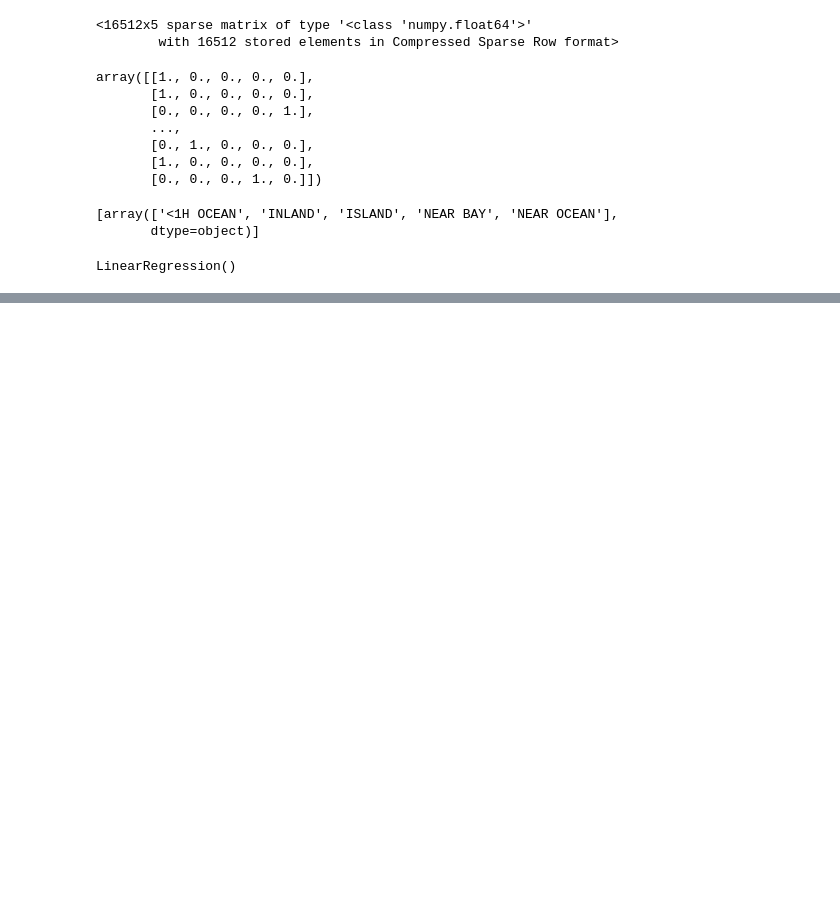
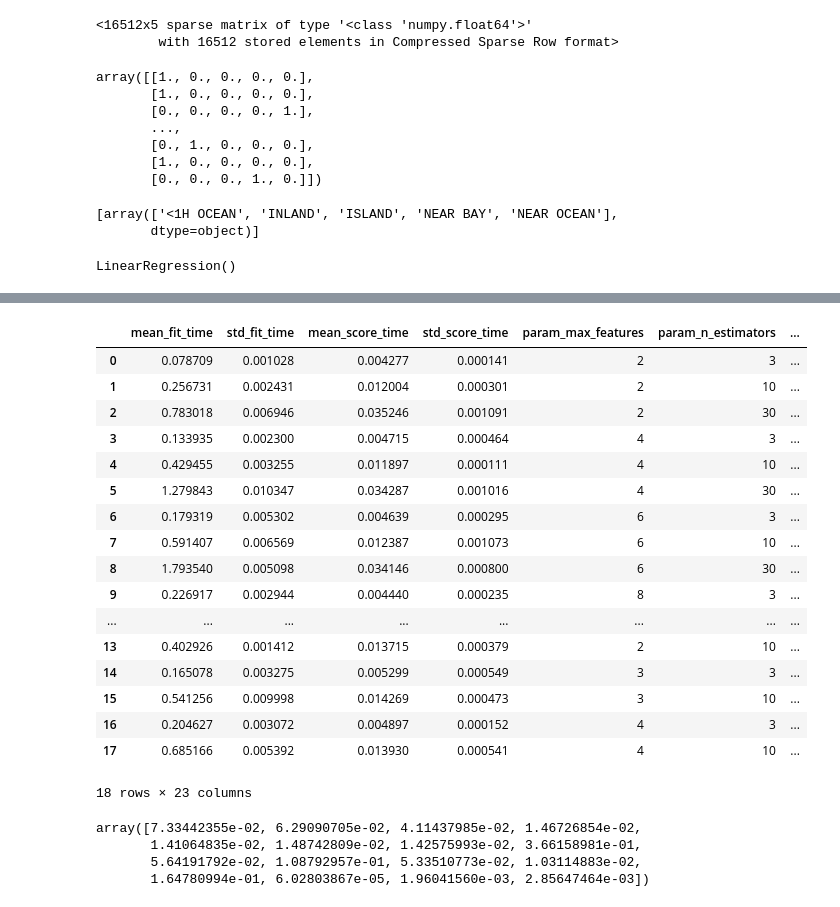
Before and after one commit to Interesting-study/ML-workspace, a Jupyter notebook: Housing.ipynb, the cells around one changed output, grey strips where cells are left out. Cells and saved outputs as stored; diff of their text form; code cells hidden in the pictures; blank space fills up the shorter version.

```diff
--- a/Housing.ipynb
+++ b/Housing.ipynb
@@ -404,0 +431,3 @@ some_data = hou
+# %%
+tree_reg = DecisionTreeRegressor()
+tree_reg.fit(housing_prepared, housing_labels)
@@ -404,0 +475,4 @@ some_data = hou
+# %%
+from sklearn.ensemble import RandomForestRegressor
+forest_reg = RandomForestRegressor()
+forest_reg.fit(housing_prepared, housing_labels)
@@ -404,0 +503,13 @@ some_data = hou
+# %%
+from sklearn.model_selection import GridSearchCV
+
+param_grid = [
+    {'n_estimators': [3, 10, 30], 'max_features': [2, 4, 6, 8]},
+    {'bootstrap': [False], 'n_estimators': [3, 10], 'max_features': [2, 3, 4]},
+  ]
+
+forest_reg = RandomForestRegressor(random_state=42)
+grid_search = GridSearchCV(forest_reg, param_grid, cv=5,
+                           scoring='neg_mean_squared_error',
+                           return_train_score=True)
+grid_search.fit(housing_prepared, housing_labels)
@@ -404,0 +554,22 @@ some_data = hou
+# %%
+cvresDF = pd.DataFrame(grid_search.cv_results_)
+cvresDF
+# %% [output]
+|  | mean_fit_time | std_fit_time | mean_score_time | std_score_time | param_max_features | param_n_estimators | ... |
+| 0 | 0.078709 | 0.001028 | 0.004277 | 0.000141 | 2 | 3 | ... |
+| 1 | 0.256731 | 0.002431 | 0.012004 | 0.000301 | 2 | 10 | ... |
+| 2 | 0.783018 | 0.006946 | 0.035246 | 0.001091 | 2 | 30 | ... |
+| 3 | 0.133935 | 0.002300 | 0.004715 | 0.000464 | 4 | 3 | ... |
+| 4 | 0.429455 | 0.003255 | 0.011897 | 0.000111 | 4 | 10 | ... |
+| 5 | 1.279843 | 0.010347 | 0.034287 | 0.001016 | 4 | 30 | ... |
+| 6 | 0.179319 | 0.005302 | 0.004639 | 0.000295 | 6 | 3 | ... |
+| 7 | 0.591407 | 0.006569 | 0.012387 | 0.001073 | 6 | 10 | ... |
+| 8 | 1.793540 | 0.005098 | 0.034146 | 0.000800 | 6 | 30 | ... |
+| 9 | 0.226917 | 0.002944 | 0.004440 | 0.000235 | 8 | 3 | ... |
+| ... | ... | ... | ... | ... | ... | ... | ... |
+| 13 | 0.402926 | 0.001412 | 0.013715 | 0.000379 | 2 | 10 | ... |
+| 14 | 0.165078 | 0.003275 | 0.005299 | 0.000549 | 3 | 3 | ... |
+| 15 | 0.541256 | 0.009998 | 0.014269 | 0.000473 | 3 | 10 | ... |
+| 16 | 0.204627 | 0.003072 | 0.004897 | 0.000152 | 4 | 3 | ... |
+| 17 | 0.685166 | 0.005392 | 0.013930 | 0.000541 | 4 | 10 | ... |
+18 rows × 23 columns
@@ -404,0 +578,8 @@ some_data = hou
+# %%
+feature_importances = grid_search.best_estimator_.feature_importances_
+feature_importances
+# %% [output]
+array([7.33442355e-02, 6.29090705e-02, 4.11437985e-02, 1.46726854e-02,
+       1.41064835e-02, 1.48742809e-02, 1.42575993e-02, 3.66158981e-01,
+       5.64191792e-02, 1.08792957e-01, 5.33510773e-02, 1.03114883e-02,
+       1.64780994e-01, 6.02803867e-05, 1.96041560e-03, 2.85647464e-03])
```
Also changed, not shown: parts of 35 cells of this notebook.
